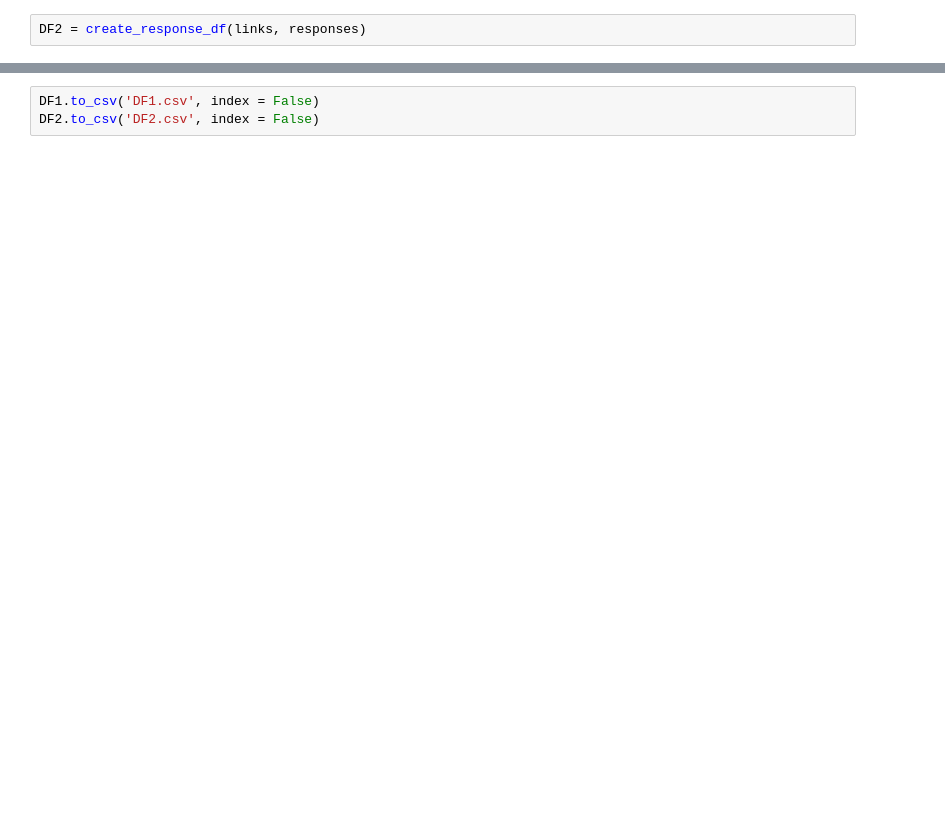
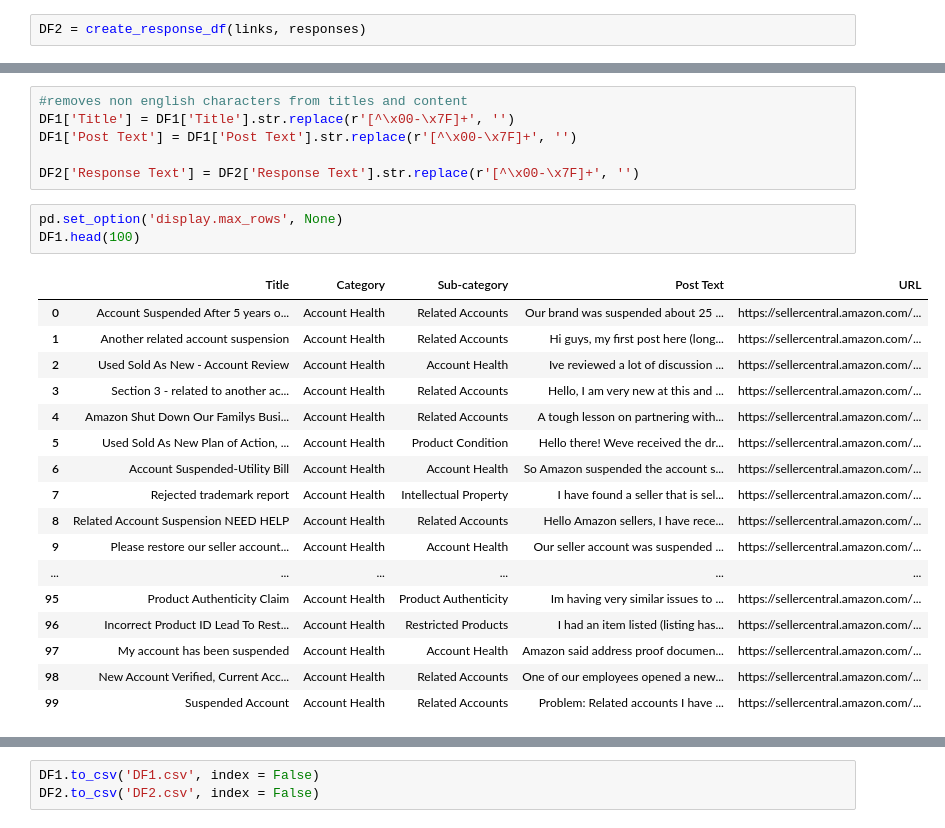
Before and after one commit to ridhijs/STEM-Away-MLTeam7, a Jupyter notebook: Data/Amazon_scrape.ipynb, the cells around one changed output, grey strips where cells are left out. Drawn from its saved outputs; the diff is of its cells as text; blank space fills up the shorter version.

```diff
--- a/Data/Amazon_scrape.ipynb
+++ b/Data/Amazon_scrape.ipynb
@@ -65 +96,28 @@ DF2 = create_response_df(links, responses)
+# %%
+#removes non english characters from titles and content
+DF1['Title'] = DF1['Title'].str.replace(r'[^\x00-\x7F]+', '')
+DF1['Post Text'] = DF1['Post Text'].str.replace(r'[^\x00-\x7F]+', '')
+
+DF2['Response Text'] = DF2['Response Text'].str.replace(r'[^\x00-\x7F]+', '')
+# %%
+pd.set_option('display.max_rows', None)
+DF1.head(100)
+# %% [output]
+|  | Title | Category | Sub-category | Post Text | URL |
+| 0 | Account Suspended After 5 years o... | Account Health | Related Accounts | Our brand was suspended about 25 ... | https://sellercentral.amazon.com/... |
+| 1 | Another related account suspension | Account Health | Related Accounts | Hi guys, my first post here (long... | https://sellercentral.amazon.com/... |
+| 2 | Used Sold As New - Account Review | Account Health | Account Health | Ive reviewed a lot of discussion ... | https://sellercentral.amazon.com/... |
+| 3 | Section 3 - related to another ac... | Account Health | Related Accounts | Hello, I am very new at this and ... | https://sellercentral.amazon.com/... |
+| 4 | Amazon Shut Down Our Familys Busi... | Account Health | Related Accounts | A tough lesson on partnering with... | https://sellercentral.amazon.com/... |
+| 5 | Used Sold As New Plan of Action, ... | Account Health | Product Condition | Hello there! Weve received the dr... | https://sellercentral.amazon.com/... |
+| 6 | Account Suspended-Utility Bill | Account Health | Account Health | So Amazon suspended the account s... | https://sellercentral.amazon.com/... |
+| 7 | Rejected trademark report | Account Health | Intellectual Property | I have found a seller that is sel... | https://sellercentral.amazon.com/... |
+| 8 | Related Account Suspension NEED HELP | Account Health | Related Accounts | Hello Amazon sellers, I have rece... | https://sellercentral.amazon.com/... |
+| 9 | Please restore our seller account... | Account Health | Account Health | Our seller account was suspended ... | https://sellercentral.amazon.com/... |
+| ... | ... | ... | ... | ... | ... |
+| 95 | Product Authenticity Claim | Account Health | Product Authenticity | Im having very similar issues to ... | https://sellercentral.amazon.com/... |
+| 96 | Incorrect Product ID Lead To Rest... | Account Health | Restricted Products | I had an item listed (listing has... | https://sellercentral.amazon.com/... |
+| 97 | My account has been suspended | Account Health | Account Health | Amazon said address proof documen... | https://sellercentral.amazon.com/... |
+| 98 | New Account Verified, Current Acc... | Account Health | Related Accounts | One of our employees opened a new... | https://sellercentral.amazon.com/... |
+| 99 | Suspended Account | Account Health | Related Accounts | Problem: Related accounts I have ... | https://sellercentral.amazon.com/... |
 # %%
```
Also changed, not shown: parts of 8 cells of this notebook.
